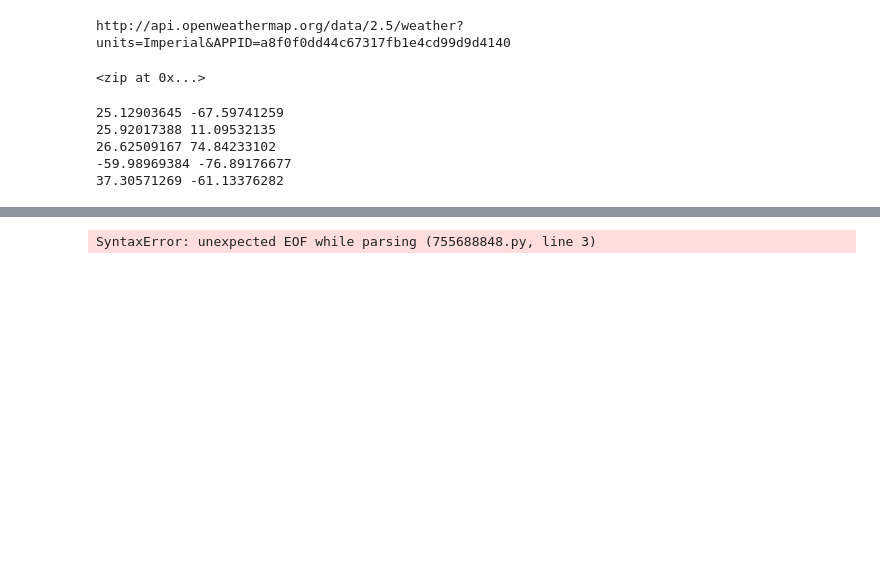
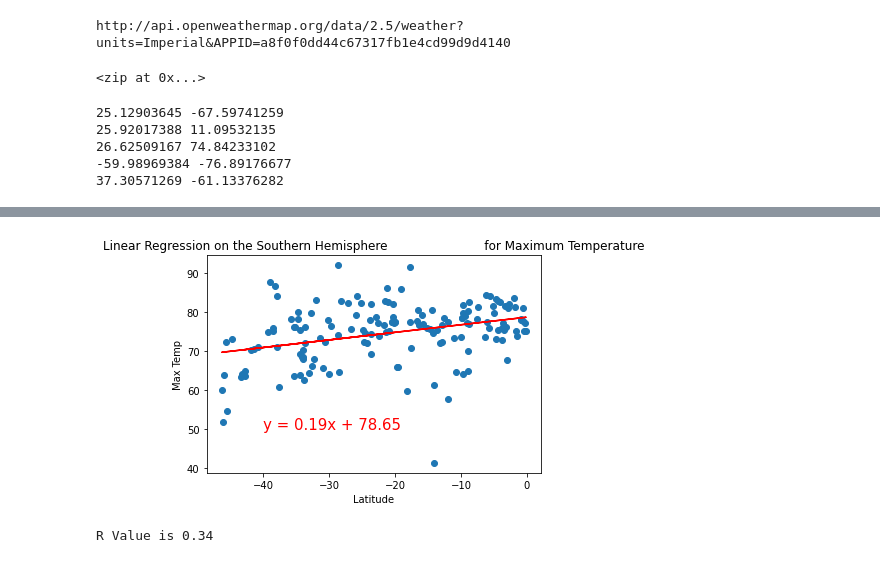
Before and after one commit to ereekaj/World_Weather_Analysis, a Jupyter notebook: WeatherPy2.ipynb, the cells around one changed output, grey strips where cells are left out. Saved outputs shown, nothing was run; the diff lists cells and outputs as text; code cells hidden in the pictures; blank space fills up the shorter version.

```diff
--- a/WeatherPy2.ipynb
+++ b/WeatherPy2.ipynb
@@ -312,34 +335,11 @@ NameError: name 'plot_linear_regression' is not defined
 # %%
 # Linear regression on the Southern Hemisphere
 x_values = southern_hemi_df["Lat"]
 y_values = southern_hemi_df["Max Temp"]
 # Call the function.
 plot_linear_regression(x_values, y_values,
                        'Linear Regression on the Southern Hemisphere \
-                        for Maximum Temperature', 'Max Temp',(-50,90))
+                        for Maximum Temperature', 'Max Temp',(-40,50))
+# %% [output]
+[figure, added]
+R Value is 0.34
-# %%
-# Import linregress
-from scipy.stats import linregress
-
-# Create a function to create perform linear regression on the weather data
-# and plot a regression line and the equation with the data.
-def plot_linear_regression(x_values, y_values, title, y_label, text_coordinates):
-
-    # Run regression on hemisphere weather data.
-    (slope, intercept, r_value, p_value, std_err) = linregress(x_values, y_values)
-
-    # Calculate the regression line "y values" from the slope and intercept.
-    regress_values = x_values * slope + intercept
-    # Get the equation of the line.
-    line_eq = "y = " + str(round(slope,2)) + "x + " + str(round(intercept,2))
-    # Create a scatter plot and plot the regression line.
-    plt.scatter(x_values,y_values)
-    plt.plot(x_values,regress_values,"r")
-    # Annotate the text for the line equation.
-    plt.annotate(line_eq, text_coordinates, fontsize=15, color="red")
-    plt.title(title)
-    plt.xlabel('Latitude')
-    plt.ylabel(y_label)
-    plt.show()
-# %% [output]
-SyntaxError: unexpected EOF while parsing (755688848.py, line 3)
```
Also changed, not shown: parts of 20 cells of this notebook, 5 other files.
